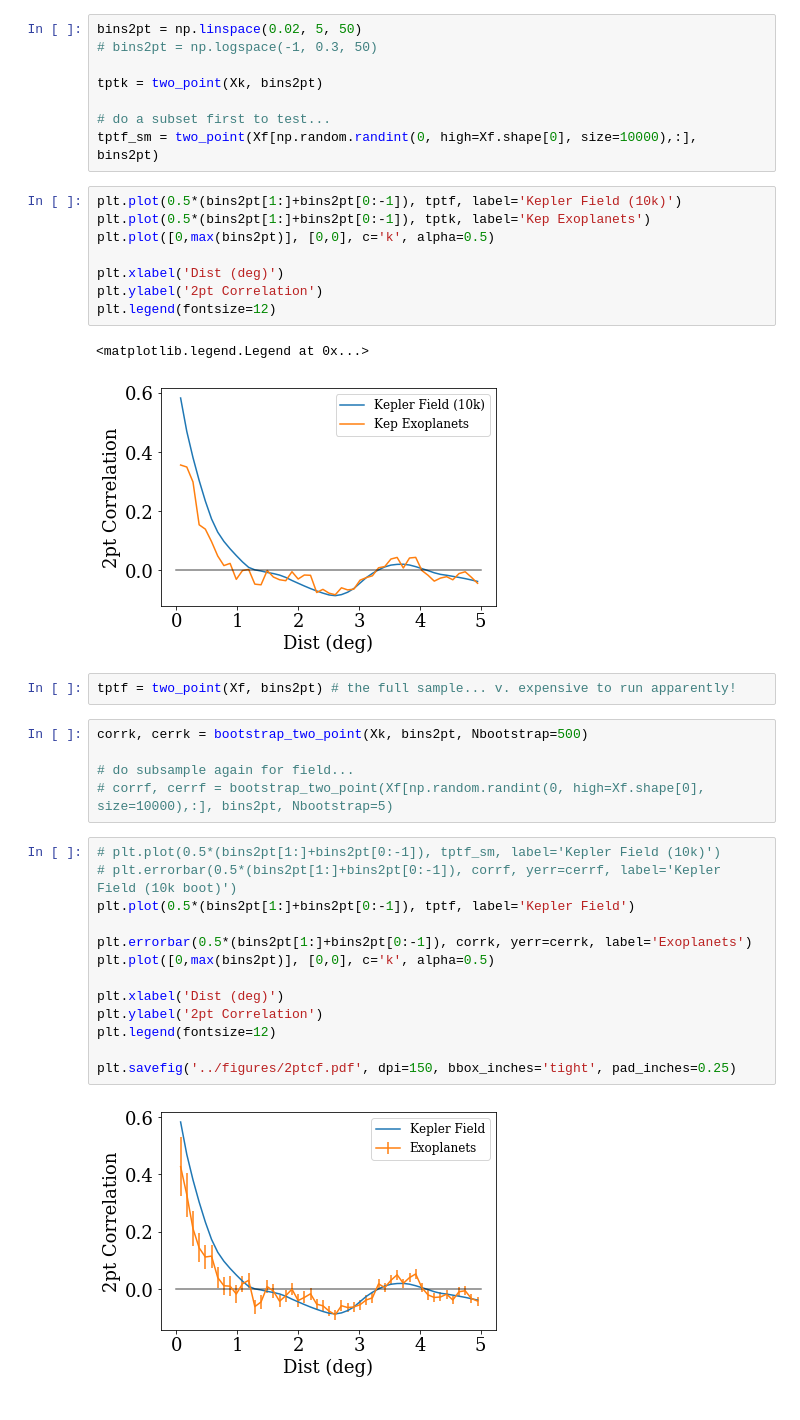
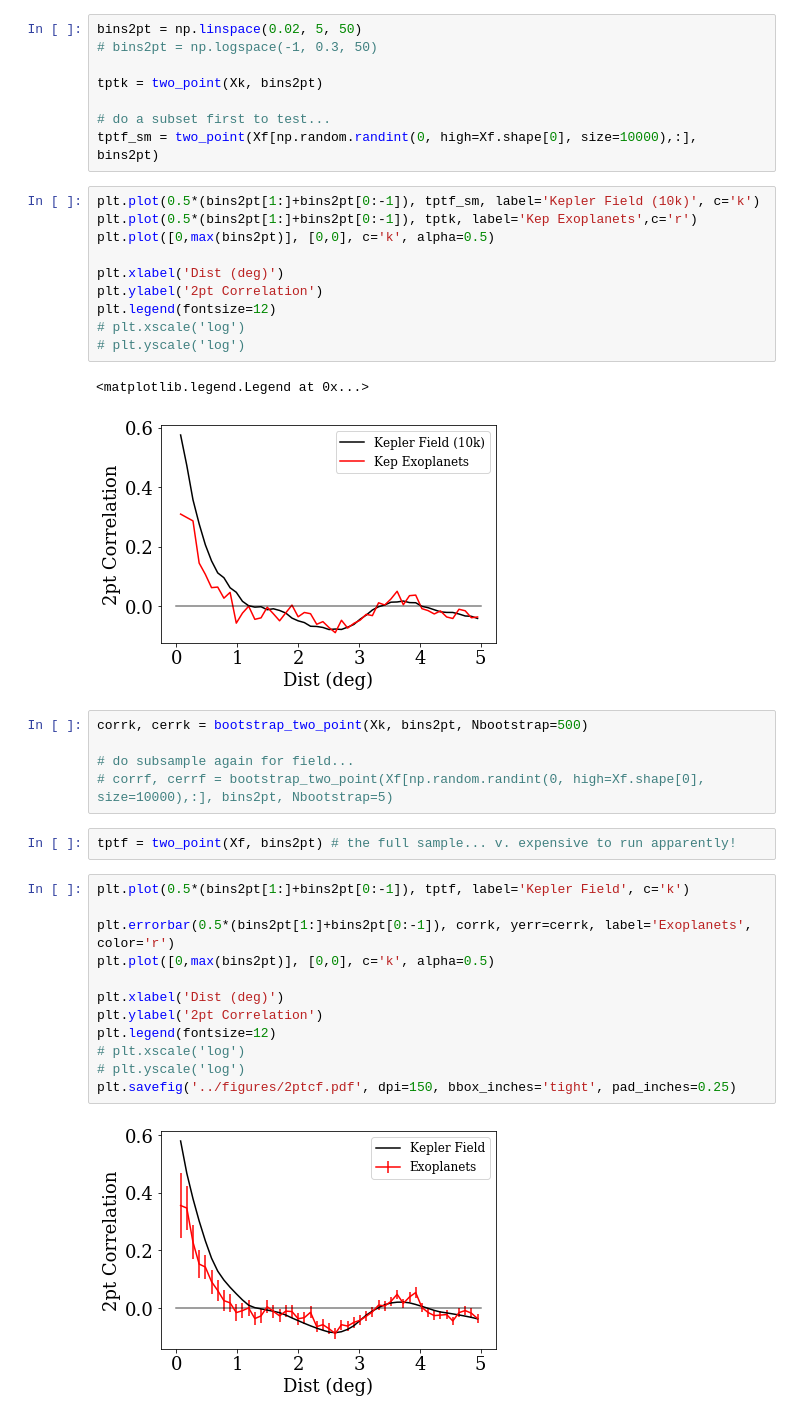
Before and after one commit to StellarCartography/survey_seti, a Jupyter notebook: code/Kepler_2pt.ipynb, the cells around one changed output. Drawn from its saved outputs; the diff is of its cells as text.

Commit message:
adjust colors

```diff
--- a/code/Kepler_2pt.ipynb
+++ b/code/Kepler_2pt.ipynb
@@ -93,35 +93,36 @@ tptk = two_point(Xk, bins2pt)
 # do a subset first to test...
 tptf_sm = two_point(Xf[np.random.randint(0, high=Xf.shape[0], size=10000),:], bins2pt)
 # %%
-plt.plot(0.5*(bins2pt[1:]+bins2pt[0:-1]), tptf, label='Kepler Field (10k)')
-plt.plot(0.5*(bins2pt[1:]+bins2pt[0:-1]), tptk, label='Kep Exoplanets')
+plt.plot(0.5*(bins2pt[1:]+bins2pt[0:-1]), tptf_sm, label='Kepler Field (10k)', c='k')
+plt.plot(0.5*(bins2pt[1:]+bins2pt[0:-1]), tptk, label='Kep Exoplanets',c='r')
 plt.plot([0,max(bins2pt)], [0,0], c='k', alpha=0.5)
 
 plt.xlabel('Dist (deg)')
 plt.ylabel('2pt Correlation')
 plt.legend(fontsize=12)
+# plt.xscale('log')
+# plt.yscale('log')
 # %% [output]
 <matplotlib.legend.Legend at 0x...>
-[figure, old version]
+[figure, new version]
+# %%
+corrk, cerrk = bootstrap_two_point(Xk, bins2pt, Nbootstrap=500)
+
+# do subsample again for field...
+# corrf, cerrf = bootstrap_two_point(Xf[np.random.randint(0, high=Xf.shape[0], size=10000),:], bins2pt, Nbootstrap=5)
 # %%
 tptf = two_point(Xf, bins2pt) # the full sample... v. expensive to run apparently!
-# %%
-corrk, cerrk = bootstrap_two_point(Xk, bins2pt, Nbootstrap=500)
-
-# do subsample again for field...
-# corrf, cerrf = bootstrap_two_point(Xf[np.random.randint(0, high=Xf.shape[0], size=10000),:], bins2pt, Nbootstrap=5)
 # %%
-# plt.plot(0.5*(bins2pt[1:]+bins2pt[0:-1]), tptf_sm, label='Kepler Field (10k)')
-# plt.errorbar(0.5*(bins2pt[1:]+bins2pt[0:-1]), corrf, yerr=cerrf, label='Kepler Field (10k boot)')
-plt.plot(0.5*(bins2pt[1:]+bins2pt[0:-1]), tptf, label='Kepler Field')
+plt.plot(0.5*(bins2pt[1:]+bins2pt[0:-1]), tptf, label='Kepler Field', c='k')
 
-plt.errorbar(0.5*(bins2pt[1:]+bins2pt[0:-1]), corrk, yerr=cerrk, label='Exoplanets')
+plt.errorbar(0.5*(bins2pt[1:]+bins2pt[0:-1]), corrk, yerr=cerrk, label='Exoplanets', color='r')
 plt.plot([0,max(bins2pt)], [0,0], c='k', alpha=0.5)
 
 plt.xlabel('Dist (deg)')
 plt.ylabel('2pt Correlation')
 plt.legend(fontsize=12)
-
+# plt.xscale('log')
+# plt.yscale('log')
 plt.savefig('../figures/2ptcf.pdf', dpi=150, bbox_inches='tight', pad_inches=0.25)
 # %% [output]
-[figure, old version]
+[figure, new version]
```
